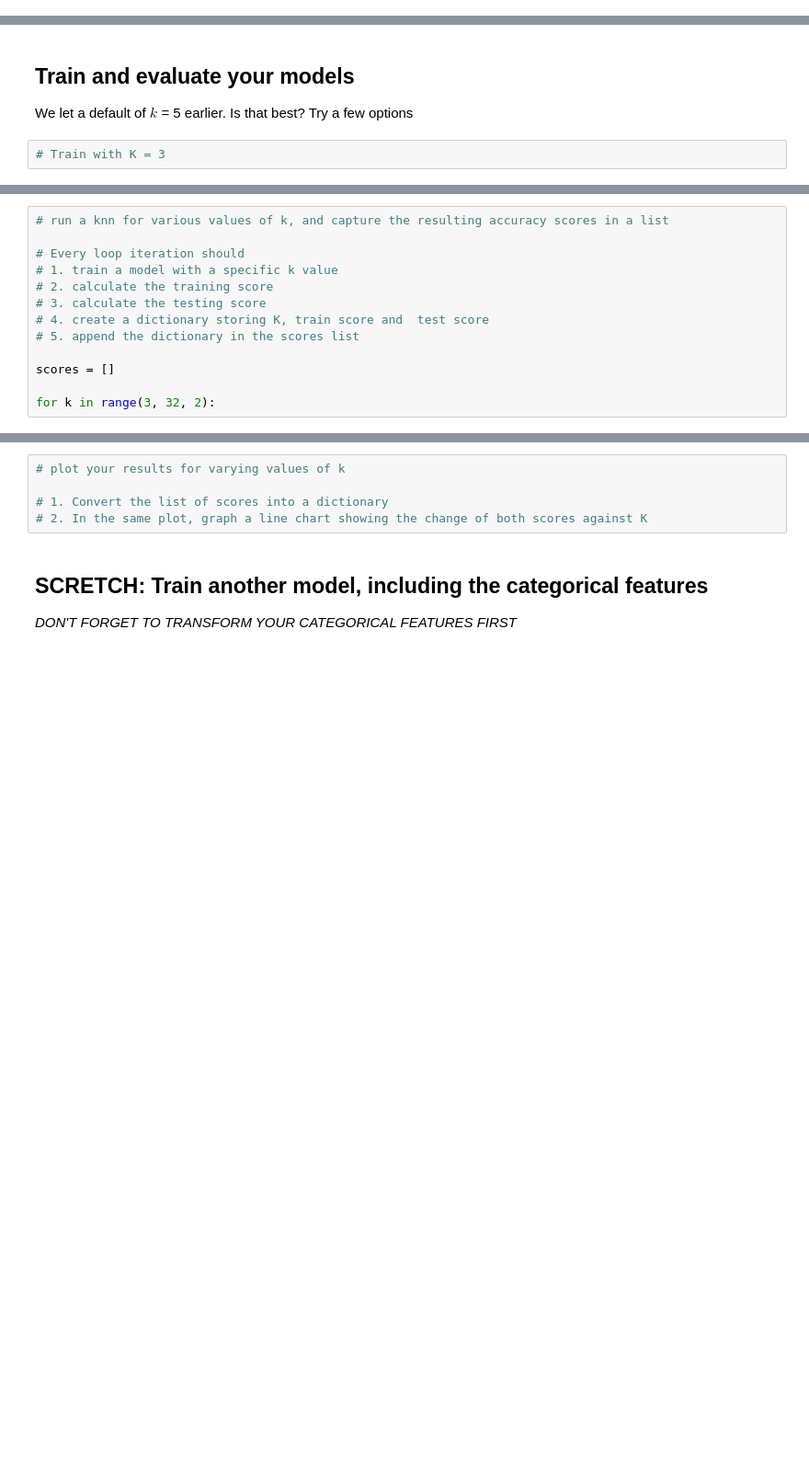
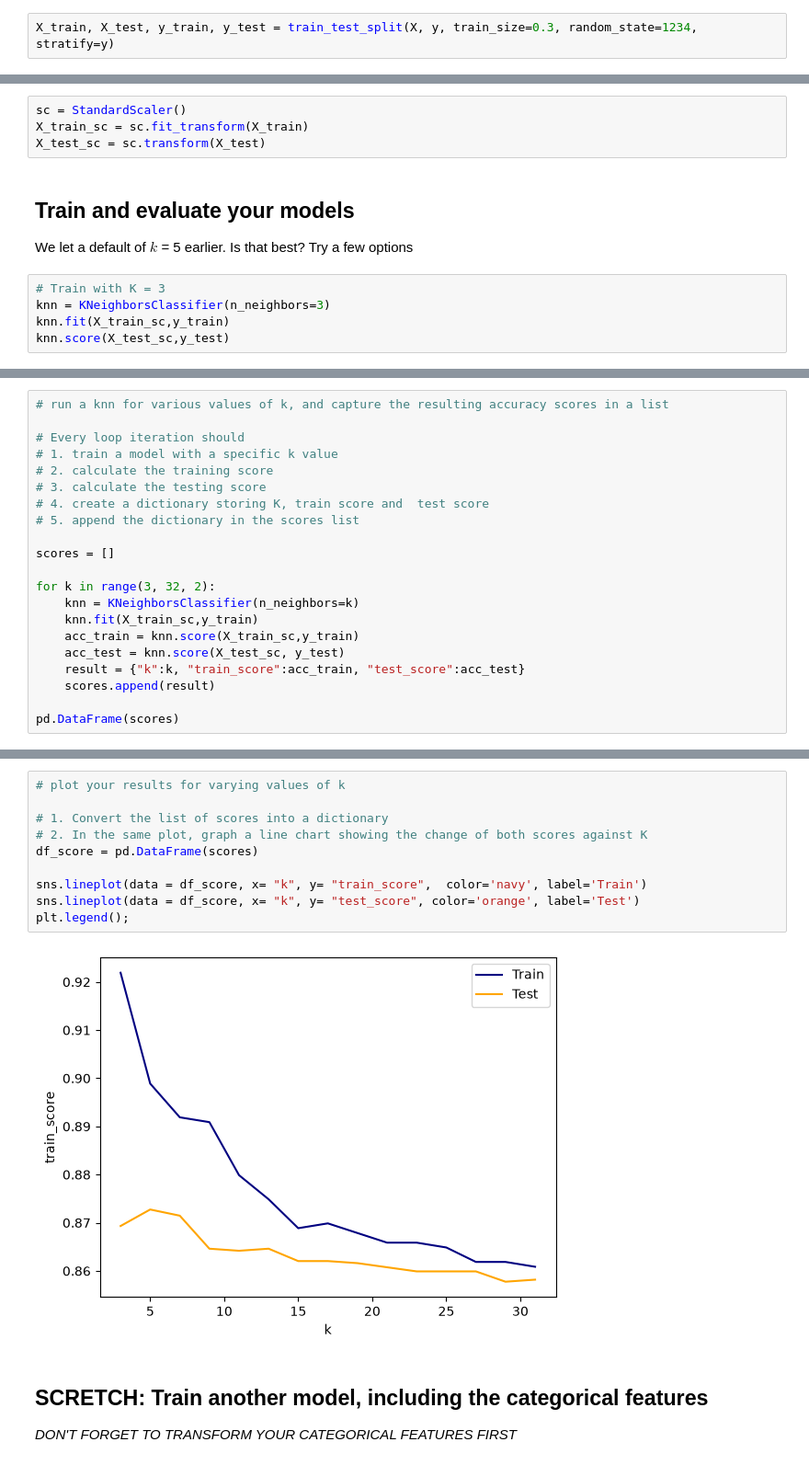
Before and after one commit to talalal3thman/test-github, a Jupyter notebook: content/03-supervised-machine-learning/08-knn/02-notebooks/02-knn.ipynb, the cells around one changed output, grey strips where cells are left out. Shown at 92% size. Saved outputs shown, nothing was run; the diff lists cells and outputs as text; blank space fills up the shorter version.

```diff
--- a/content/03-supervised-machine-learning/08-knn/02-notebooks/02-knn.ipynb
+++ b/content/03-supervised-machine-learning/08-knn/02-notebooks/02-knn.ipynb
@@ -322,9 +339,18 @@ Let's create our `X` and `y`. We'll use as much data as we can for `X`.
 # %% [markdown]
 ## Create training and test sets
+# %%
+X_train, X_test, y_train, y_test = train_test_split(X, y, train_size=0.3, random_state=1234, stratify=y)
 # %% [markdown]
 ## Standardize your variables
+# %%
+sc = StandardScaler()
+X_train_sc = sc.fit_transform(X_train)
+X_test_sc = sc.transform(X_test)
 # %% [markdown]
 ##  Train and evaluate your models
 We let a default of $k$ = 5 earlier. Is that best? Try a few options
 # %%
 # Train with K = 3
+knn = KNeighborsClassifier(n_neighbors=3)
+knn.fit(X_train_sc,y_train)
+knn.score(X_test_sc,y_test)
@@ -341,3 +369,11 @@ We let a default of $k$ = 5 earlier. Is that best? Try a few options
 scores = []
 
 for k in range(3, 32, 2):
+    knn = KNeighborsClassifier(n_neighbors=k)
+    knn.fit(X_train_sc,y_train)
+    acc_train = knn.score(X_train_sc,y_train)
+    acc_test = knn.score(X_test_sc, y_test)
+    result = {"k":k, "train_score":acc_train, "test_score":acc_test}
+    scores.append(result)
+
+pd.DataFrame(scores)
@@ -344,8 +397,15 @@ for k in range(3, 32, 2):
 # %%
 # plot your results for varying values of k
 
 # 1. Convert the list of scores into a dictionary
 # 2. In the same plot, graph a line chart showing the change of both scores against K
+df_score = pd.DataFrame(scores)
+
+sns.lineplot(data = df_score, x= "k", y= "train_score",  color='navy', label='Train')
+sns.lineplot(data = df_score, x= "k", y= "test_score", color='orange', label='Test')
+plt.legend();
+# %% [output]
+[figure, added]
 # %% [markdown]
 ##  SCRETCH: Train another model, including the categorical features
 _DON'T FORGET TO TRANSFORM YOUR CATEGORICAL FEATURES FIRST_
```
Also changed, not shown: parts of 6 cells of this notebook, 4 other files.
